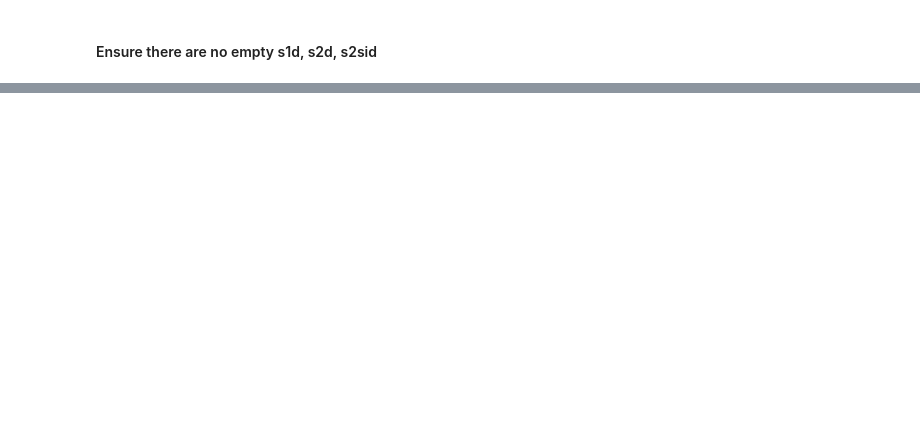
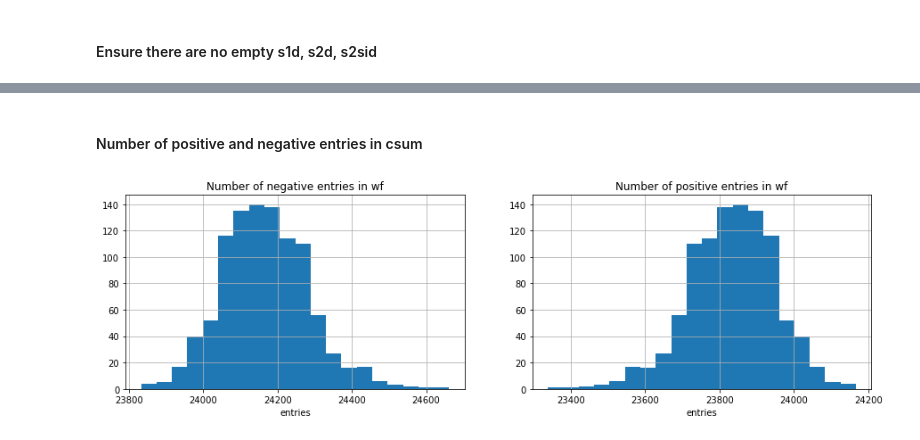
Before and after one commit to abotas/ICARO, a Jupyter notebook: icaro/reco/irene-prod-stat.ipynb, the cells around one changed output, grey strips where cells are left out. Saved outputs shown, nothing was run; the diff lists cells and outputs as text; code cells hidden in the pictures; blank space fills up the shorter version.

```diff
--- a/icaro/reco/irene-prod-stat.ipynb
+++ b/icaro/reco/irene-prod-stat.ipynb
@@ -97,0 +154,14 @@ Look at some waveforms / S1s / S2s / S2Sis
+# %% [markdown]
+#### Number of positive and negative entries in csum
+# %%
+POSen = []
+NEGen = []
+for fpmt in CSUMs.values():
+    POSen.append(len(np.where(fpmt > 0)[0])) # n pos bins
+    NEGen.append(len(np.where(fpmt < 0)[0])) # n neg bins
+compare_pos_neg_hist([NEGen,POSen],
+                     ['Number of negative entries in wf',
+                      'Number of positive entries in wf'],
+                     log=False, xlabel='entries')
+# %% [output]
+[figure, added]
```
Also changed, not shown: parts of 37 cells of this notebook.
